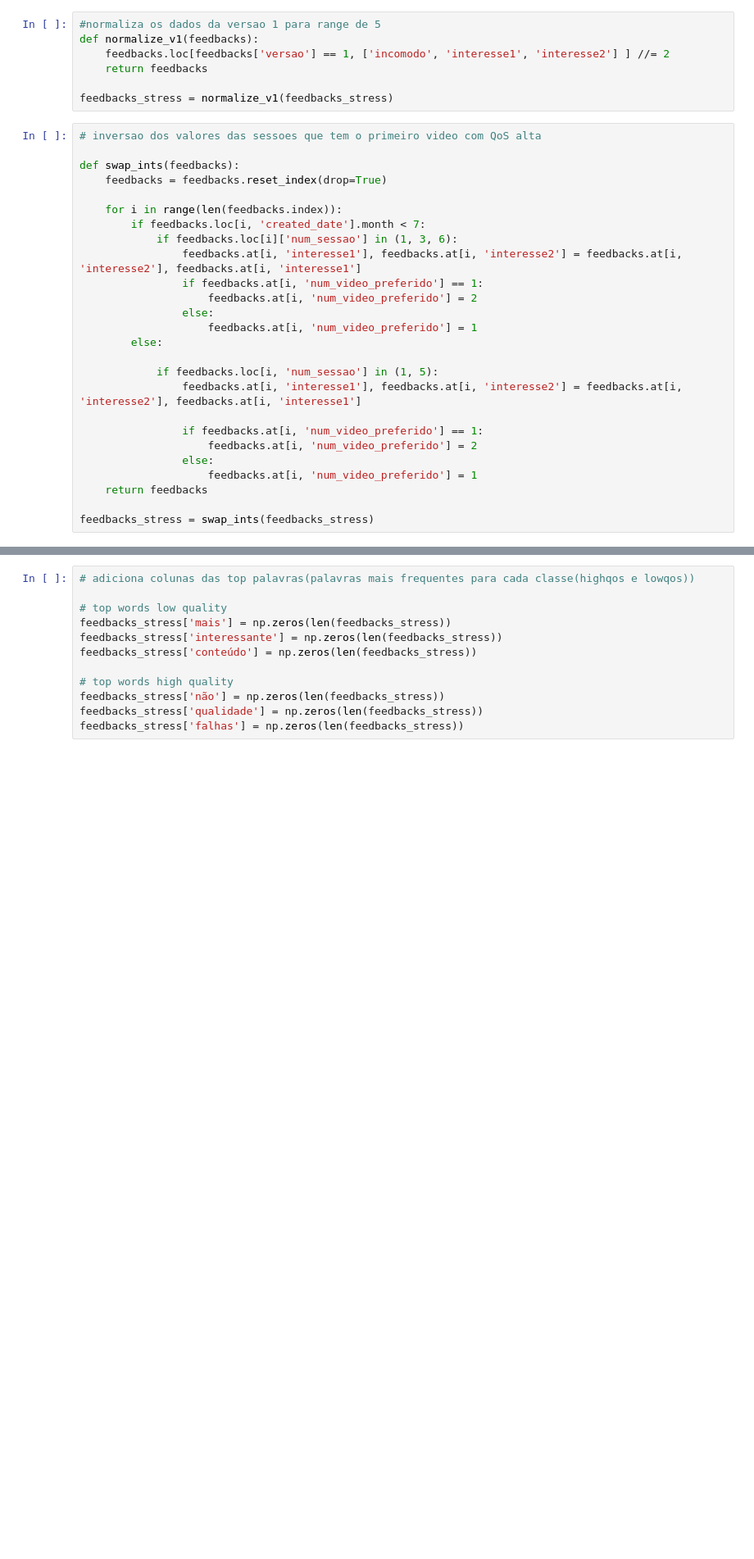
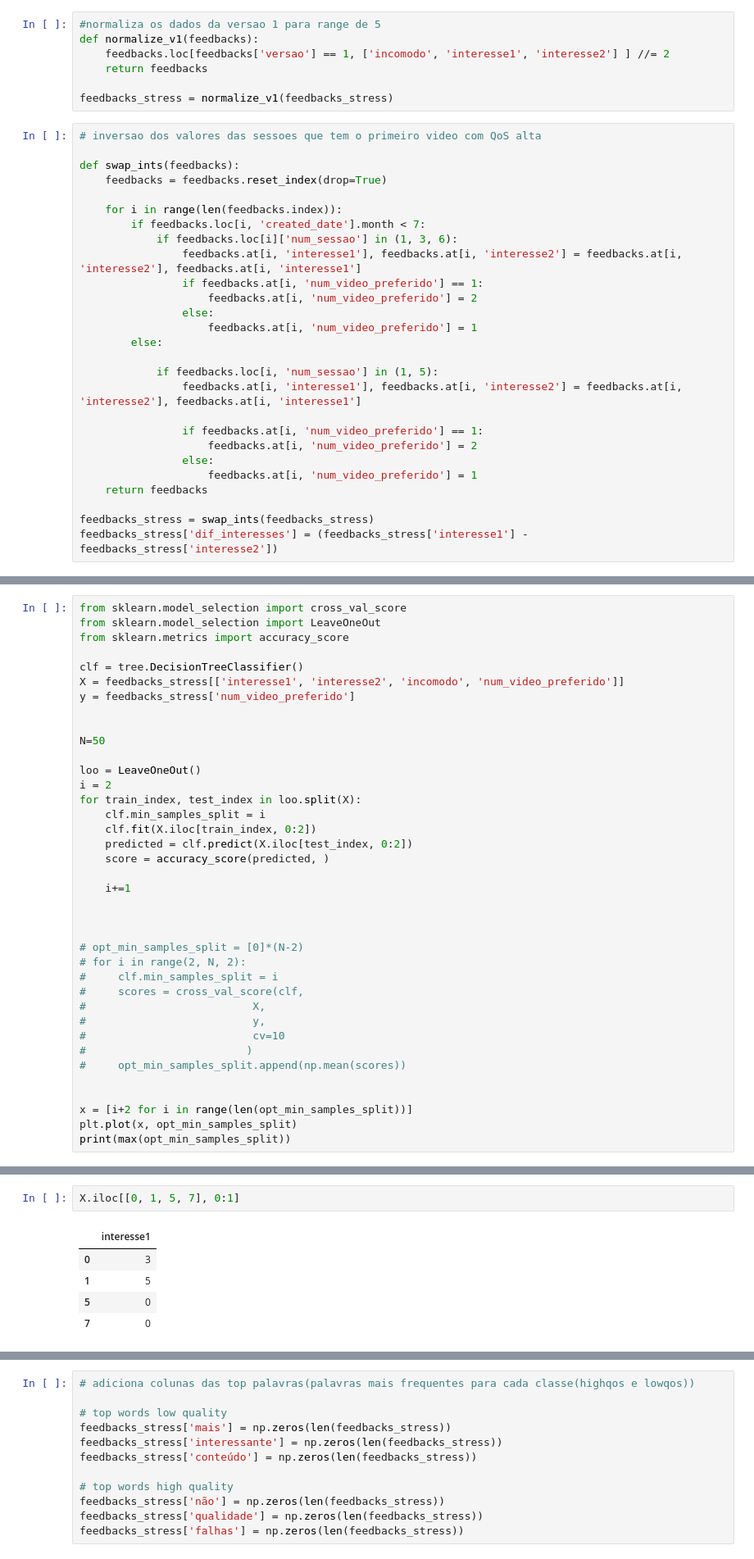
Before and after one commit to mateussnogs/analise_qose_2, a Jupyter notebook: qos_matheus.ipynb, the cells around one changed output, grey strips where cells are left out. Shown at 82% size. Cells and saved outputs as stored; diff of their text form; blank space fills up the shorter version.

```diff
--- a/qos_matheus.ipynb
+++ b/qos_matheus.ipynb
@@ -57,3 +57,4 @@ def swap_ints(feedbacks):
     return feedbacks
 
 feedbacks_stress = swap_ints(feedbacks_stress)
+feedbacks_stress['dif_interesses'] = (feedbacks_stress['interesse1'] - feedbacks_stress['interesse2'])
@@ -126 +105,39 @@ graph
 [drawing not drawn]
+# %%
+from sklearn.model_selection import cross_val_score
+from sklearn.model_selection import LeaveOneOut
+from sklearn.metrics import accuracy_score
+
+clf = tree.DecisionTreeClassifier()
+X = feedbacks_stress[['interesse1', 'interesse2', 'incomodo', 'num_video_preferido']]
+y = feedbacks_stress['num_video_preferido']
+
+
+N=50
+
+loo = LeaveOneOut()
+i = 2
+for train_index, test_index in loo.split(X):
+    clf.min_samples_split = i
+    clf.fit(X.iloc[train_index, 0:2])
+    predicted = clf.predict(X.iloc[test_index, 0:2])
+    score = accuracy_score(predicted, )
+
+    i+=1
+
+
+
+# opt_min_samples_split = [0]*(N-2)
+# for i in range(2, N, 2):
+#     clf.min_samples_split = i
+#     scores = cross_val_score(clf,
+#                          X,
+#                          y,
+#                          cv=10
+#                         )
+#     opt_min_samples_split.append(np.mean(scores))
+
+
+x = [i+2 for i in range(len(opt_min_samples_split))]
+plt.plot(x, opt_min_samples_split)
+print(max(opt_min_samples_split))
@@ -127,3 +146,11 @@ graph
+# %%
+X.iloc[[0, 1, 5, 7], 0:1]
+# %% [output]
+|  | interesse1 |
+| 0 | 3 |
+| 1 | 5 |
+| 5 | 0 |
+| 7 | 0 |
 # %%
 # Analisando categoria dos videos(nao confundir com as reportadas pelos usuarios)
 
```
Also changed, not shown: parts of 6 cells of this notebook.
